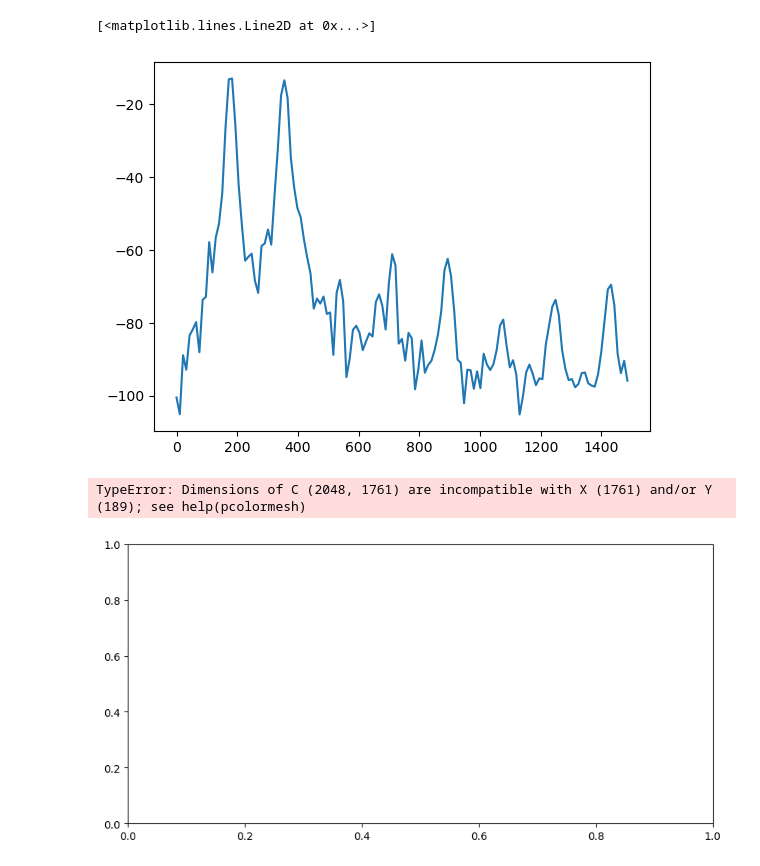
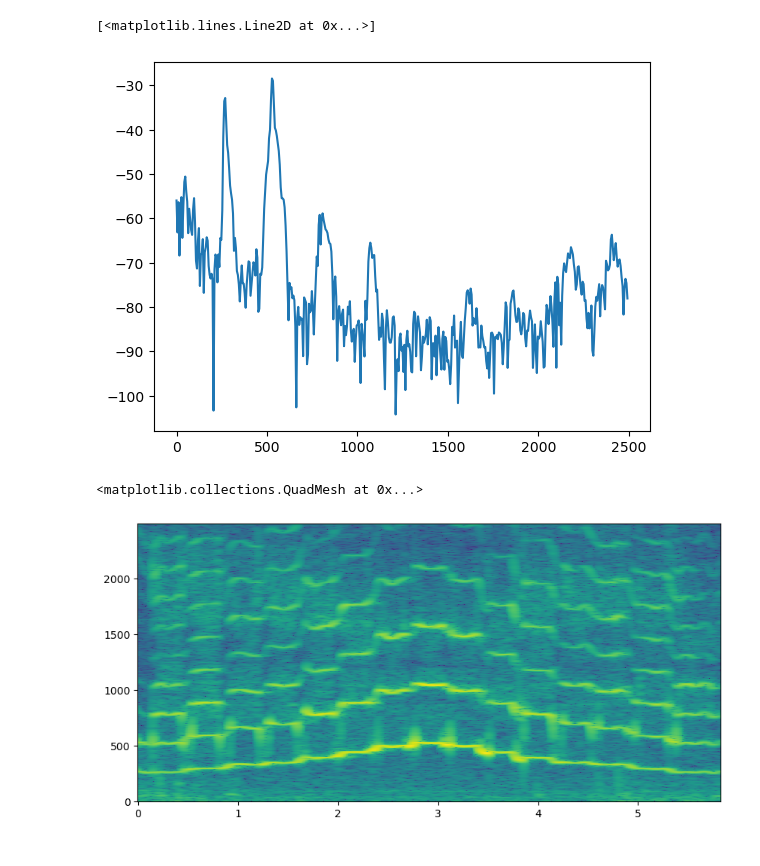
Before and after one commit to vivekvjyn/strawberry-fields, a Jupyter notebook: notebooks/stft.ipynb, the cells around one changed output. Drawn from its saved outputs; the diff is of its cells as text; code cells hidden in the pictures.

```diff
--- a/notebooks/stft.ipynb
+++ b/notebooks/stft.ipynb
@@ -9,7 +9,7 @@ from scipy.signal import get_window
 from scipy.io import wavfile
 import IPython
 # %%
-fs, x = wavfile.read("test.wav")
+fs, x = wavfile.read("c-major-scale.wav")
 x = x / np.max(abs(x))
 # %%
 plt.figure().set_figwidth(15)
@@ -21,14 +21,11 @@ IPython.display.Audio(x, rate=fs)
 # %%
-M=4001
-N=4096
+M=8001
+N=8192
 H=256
 
 hM1 = int(math.floor((M + 1) / 2))
 hM2 = int(math.floor(M / 2))
 eps = np.finfo(float).eps
-
-f = int(1500 * N / fs)
-f2 = int(2048 * N / fs)
 # %%
 w  = get_window('hann', M)
 w = w / sum(w)
@@ -48,7 +45,7 @@ def computeSpectrum(x):
         absX = abs(X)
         absX[absX < np.finfo(float).eps] = np.finfo(float).eps
         mX = 20 * np.log10(absX)
-        spectrum.append(mX[:2048])
+        spectrum.append(mX)
 
         l += H
 
@@ -59,15 +56,16 @@ spectrum = computeSpectrum(x)
 t = np.arange(len(spectrum)) * H / fs
 fqs = np.arange(N) * fs / N
 # %%
-plt.plot(fqs[:f], spectrum[300][:f])
+plt.plot(fqs[:f], spectrum[0][:f])
 # %% [output]
 [<matplotlib.lines.Line2D at 0x...>]
-[figure, old version]
+[figure, new version]
 # %%
+f = int(2500 * N / fs)
 spectrum = np.array(spectrum)
 plt.figure().set_figwidth(10)
 fqs = np.arange(N) * fs / N
-plt.pcolormesh(t, fqs[:f2-1], spectrum.T)
+plt.pcolormesh(t, fqs[:f], spectrum.T[:f])
 # %% [output]
-TypeError: Dimensions of C (2048, 1761) are incompatible with X (1761) and/or Y (189); see help(pcolormesh)
+<matplotlib.collections.QuadMesh at 0x...>
-[figure, old version]
+[figure, new version]
```
Also changed, not shown: parts of 11 cells of this notebook, 1 other file.
